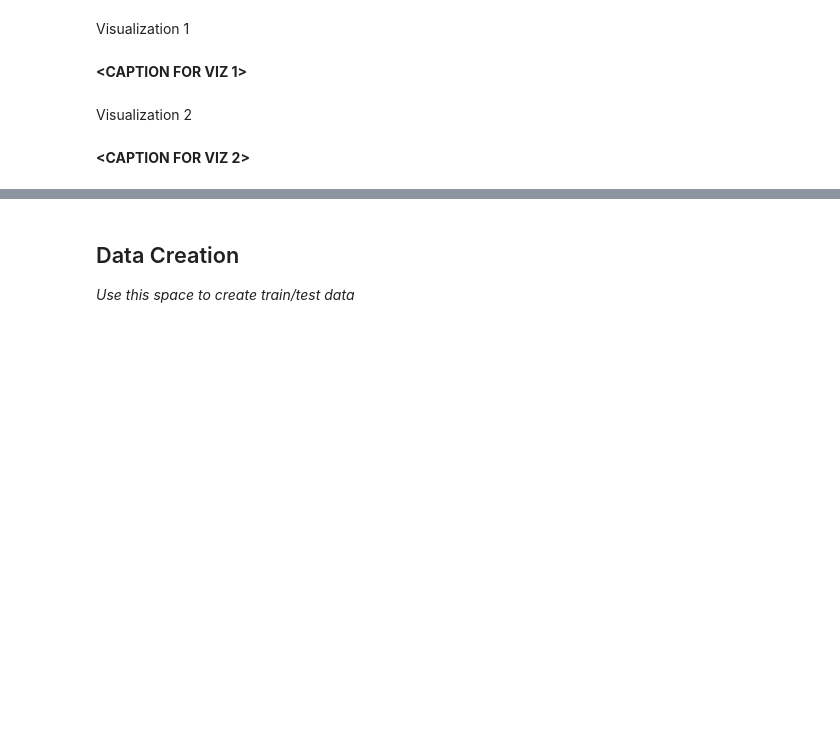
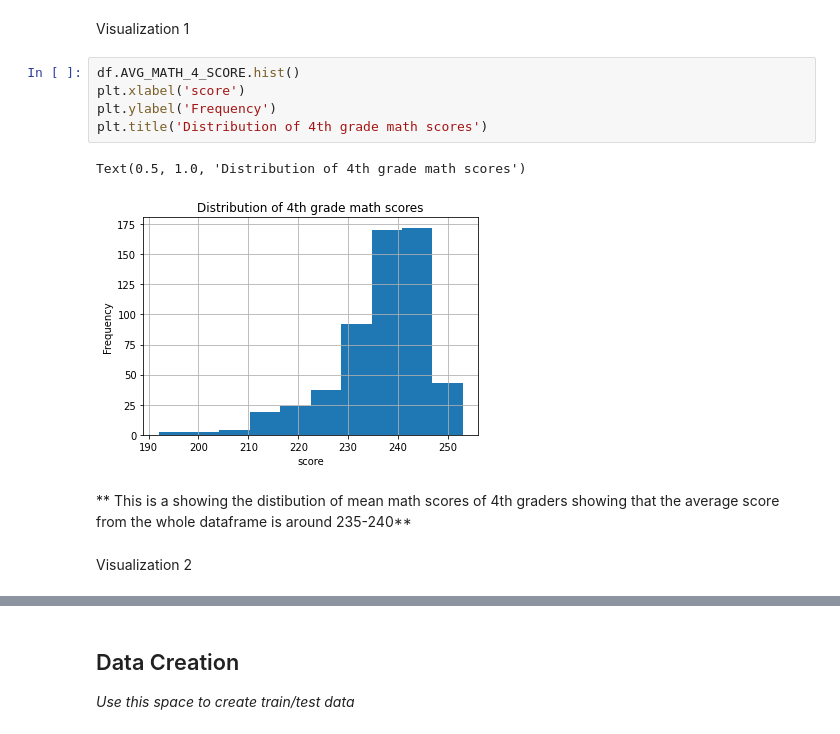
Before and after one commit to lrhummer/lhummer.UMDST, a Jupyter notebook: checkpoint2/checkpoint2b.ipynb, the cells around one changed output, grey strips where cells are left out. Cells and saved outputs as stored; diff of their text form; blank space fills up the shorter version.

```diff
--- a/checkpoint2/checkpoint2b.ipynb
+++ b/checkpoint2/checkpoint2b.ipynb
@@ -76,9 +85,15 @@ Feature selection justification: **<BRIEFLY DESCRIBE WHY YOU PICKED THESE FEATUR
 <h2> EDA </h2>
 # %% [markdown]
 Visualization 1
-# %% [markdown]
-**<CAPTION FOR VIZ 1>**
+# %%
+df.AVG_MATH_4_SCORE.hist()
+plt.xlabel('score')
+plt.ylabel('Frequency')
+plt.title('Distribution of 4th grade math scores')
+# %% [output]
+Text(0.5, 1.0, 'Distribution of 4th grade math scores')
+[figure, added]
+# %% [markdown]
+** This is a showing the distibution of mean math scores of 4th graders showing that the average score from the whole dataframe is around 235-240**
 # %% [markdown]
 Visualization 2
-# %% [markdown]
-**<CAPTION FOR VIZ 2>**
```
Also changed, not shown: parts of 23 cells of this notebook, 1 other file.
